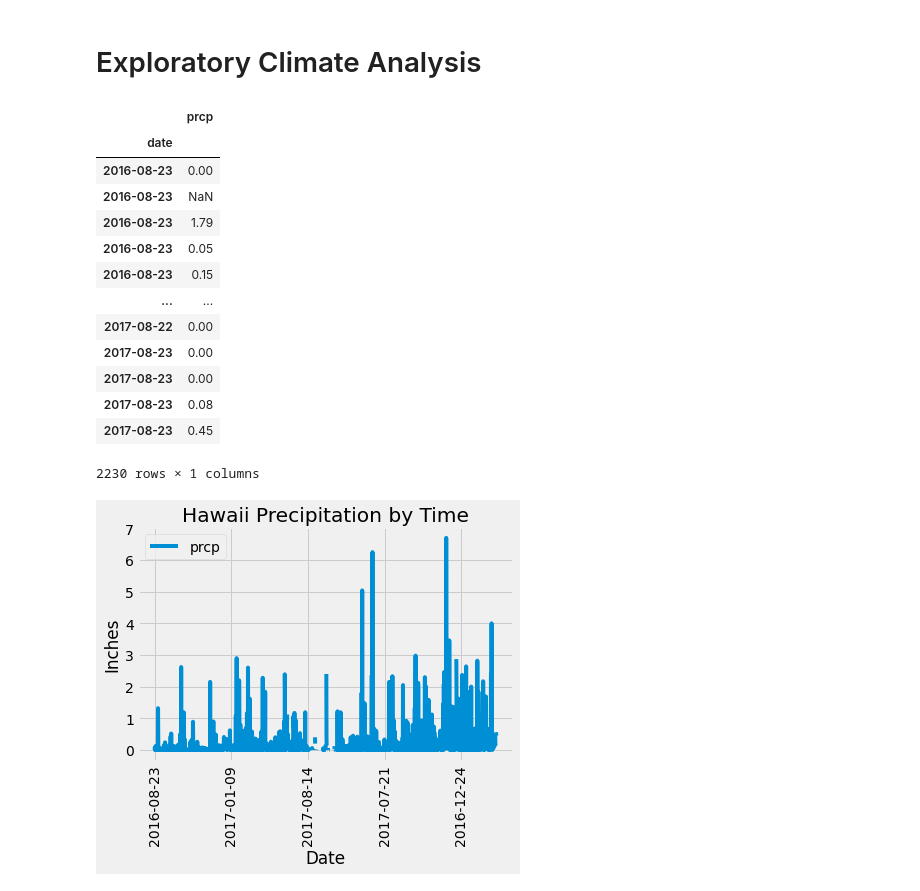
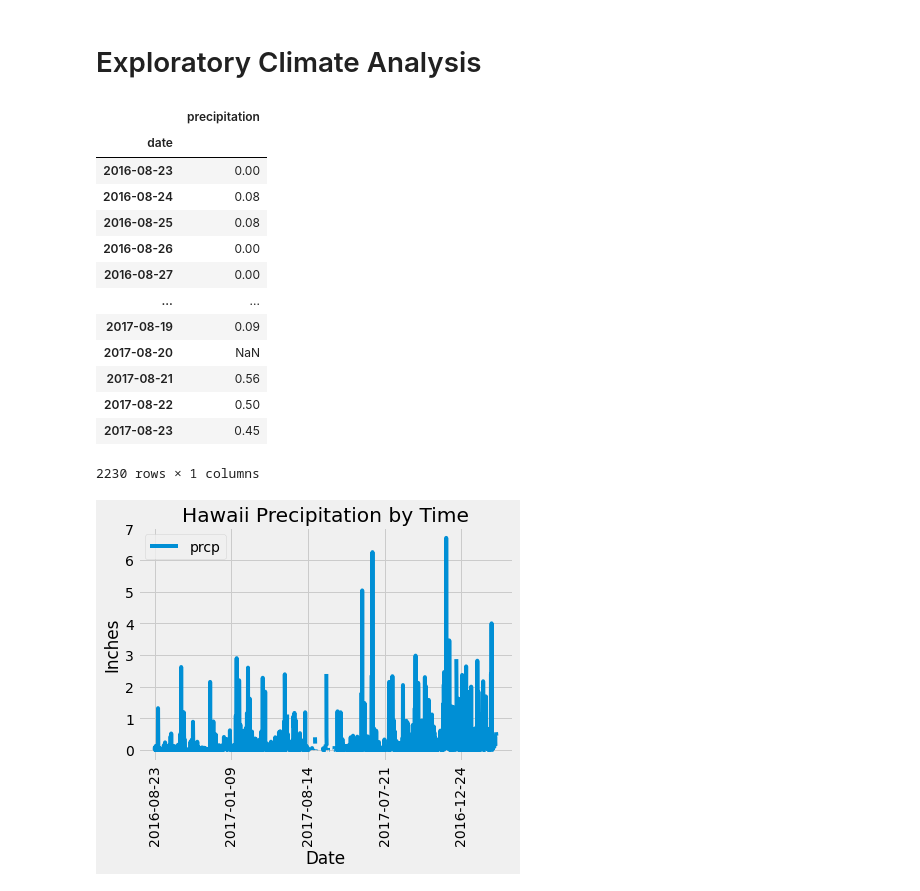
Before and after one commit to JohnMowry77/sqlalchemy-challenge, a Jupyter notebook: climate_starter_use_me.ipynb, the cells around one changed output. Saved outputs shown, nothing was run; the diff lists cells and outputs as text; code cells hidden in the pictures.

Commit message:
rename prcp to precipitation

```diff
--- a/climate_starter_use_me.ipynb
+++ b/climate_starter_use_me.ipynb
@@ -63,39 +63,43 @@ session = Session(engine)
 # %%
 # Design a query to retrieve the last 12 months of precipitation data and plot the results
 last_date=session.query(Measurement.date).order_by(Measurement.date.desc()).first()
 last_date #2017-08-23 # ISO Format
 # Calculate the date 1 year ago from the last data point in the database
 year_ago=dt.date(2017,8,23)-dt.timedelta(days=365)
 year_ago
 
 # Perform a query to retrieve the data and precipitation scores
 sel=[Measurement.date,Measurement.prcp]
 results= session.query(*sel).filter(Measurement.date >= year_ago).all()
 #len(results)
 results
 
 # Save the query results as a Pandas DataFrame and set the index to the date column
 df=pd.DataFrame(results)
 #df
 df_one=df.set_index('date')
 
 # Sort the dataframe by date
 df_one.sort_index()
 
-#df_one.plot(kind='bar')
+# rename prcp to precipitation:
+
+df_one.rename(columns={'prcp':'precipitation'}, inplace=True)
+#print(df_one.columns)
+df_one
 # %% [output]
-|  | prcp |
+|  | precipitation |
 | date |  |
 | 2016-08-23 | 0.00 |
-| 2016-08-23 | NaN |
-| 2016-08-23 | 1.79 |
-| 2016-08-23 | 0.05 |
-| 2016-08-23 | 0.15 |
+| 2016-08-24 | 0.08 |
+| 2016-08-25 | 0.08 |
+| 2016-08-26 | 0.00 |
+| 2016-08-27 | 0.00 |
 | ... | ... |
-| 2017-08-22 | 0.00 |
-| 2017-08-23 | 0.00 |
-| 2017-08-23 | 0.00 |
-| 2017-08-23 | 0.08 |
+| 2017-08-19 | 0.09 |
+| 2017-08-20 | NaN |
+| 2017-08-21 | 0.56 |
+| 2017-08-22 | 0.50 |
 | 2017-08-23 | 0.45 |
 2230 rows × 1 columns
 # %%
```
Also changed, not shown: parts of 2 cells of this notebook, 1 other file.
